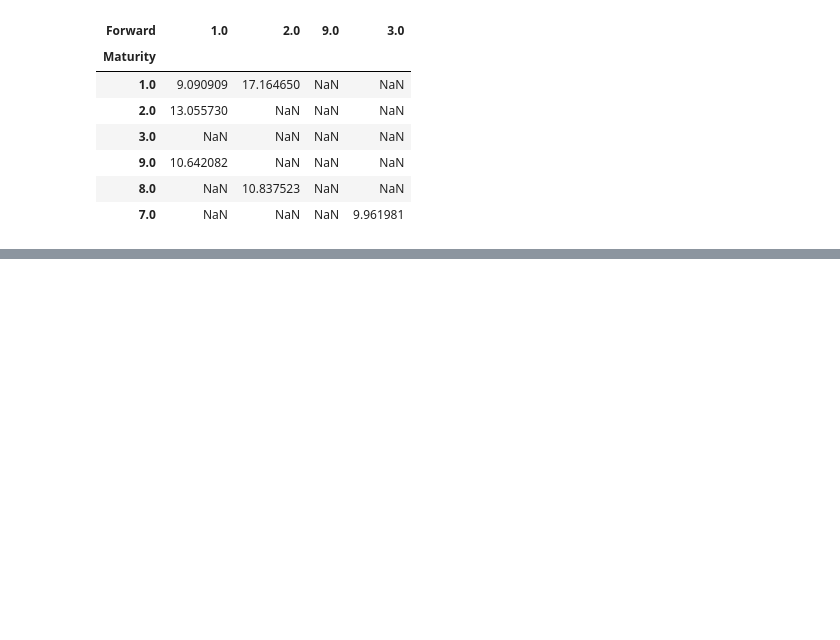
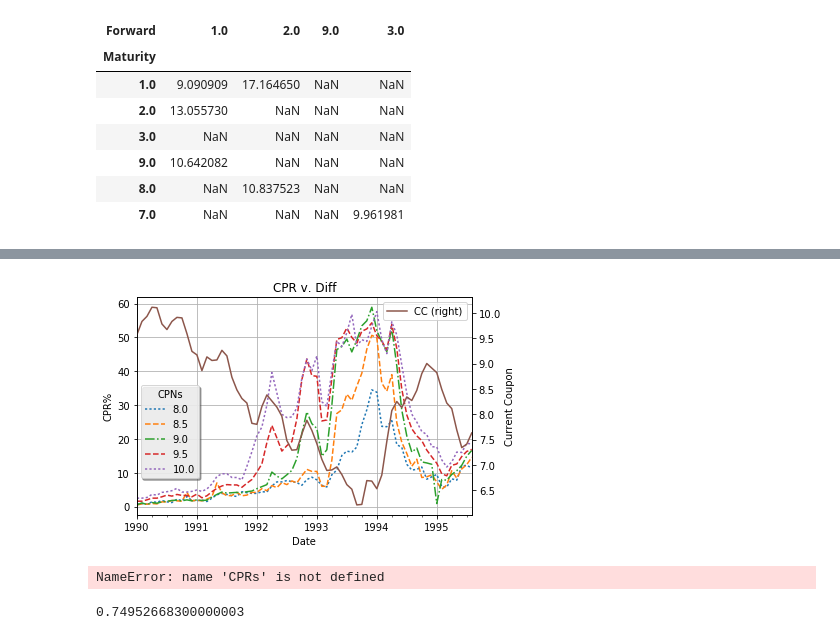
Before and after one commit to abehrman/zeusRMBS, a Jupyter notebook: zeusRMBS sandbox.ipynb, the cells around one changed output, grey strips where cells are left out. Drawn from its saved outputs; the diff is of its cells as text; code cells hidden in the pictures; blank space fills up the shorter version.

```diff
--- a/zeusRMBS sandbox.ipynb
+++ b/zeusRMBS sandbox.ipynb
@@ -623,0 +756,24 @@ TypeError: Don't know what to do with that image object
+# %%
+CPRs = prepay_sheet.range('N1').expand().options(pd.DataFrame).value
+Rates = prepay_sheet.range('D1').expand().options(pd.DataFrame).value
+# %%
+linestyles = [':','--','-.','--',':']
+fig, ax = plt.subplots()
+for col, linestyle in zip(CPRs.columns, linestyles):
+    CPRs[col].plot(linestyle=linestyle, ax=ax, legend=False)
+ax1 = Rates.plot(ax=ax, secondary_y=True, legend=True)
+ax.set_ylabel('CPR%')
+ax1.set_ylabel('Current Coupon')
+ax.grid()
+ax.set_title('CPR v. Diff')
+handles, labels = ax.get_legend_handles_labels()
+fig.legend(handles=handles, labels=labels,shadow=True,
+          fancybox=True, bbox_to_anchor=(0.25,0.60), title='CPNs')
+prepay_sheet.pictures.add(fig,name='fig1',update=True)
+plt.show()
+# %% [output]
+[figure, added]
+# %%
+group = pd.groupby(CPRs,by=[CPRs.index.month])
+# %% [output]
+NameError: name 'CPRs' is not defined
@@ -623,0 +783,4 @@ TypeError: Don't know what to do with that image object
+# %%
+seasonality.loc[seasonality['Month'] == 'Jan','Factor'][0]
+# %% [output]
+0.74952668300000003
```
Also changed, not shown: parts of 30 cells of this notebook, 4 other files.
